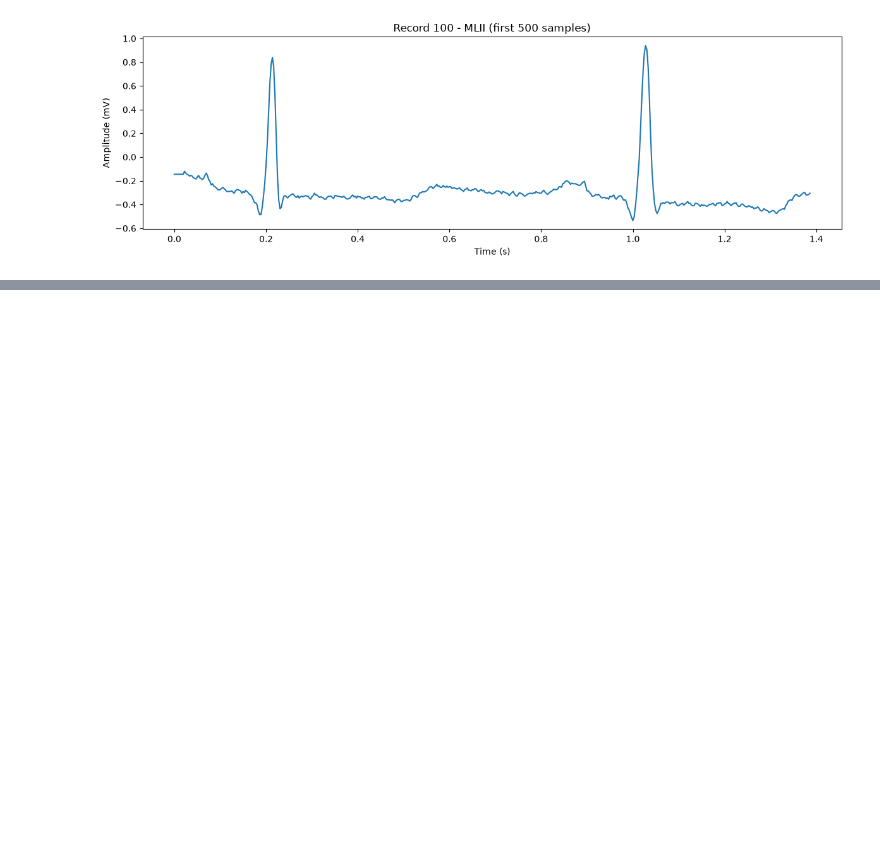
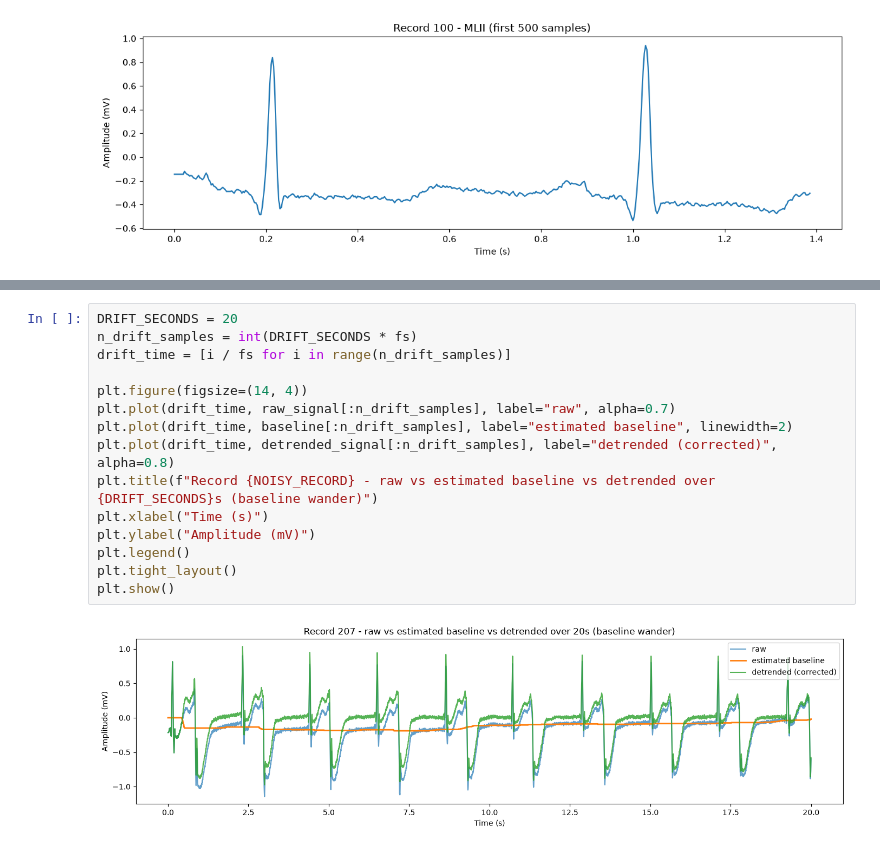
Before and after one commit to matejvu/VAE-Interpretability, a Jupyter notebook: notebooks/data.ipynb, the cells around one changed output, grey strips where cells are left out. Cells and saved outputs as stored; diff of their text form; blank space fills up the shorter version.

```diff
--- a/notebooks/data.ipynb
+++ b/notebooks/data.ipynb
@@ -74,0 +130,17 @@ Found 15 beats with class 'Q'
+# %%
+DRIFT_SECONDS = 20
+n_drift_samples = int(DRIFT_SECONDS * fs)
+drift_time = [i / fs for i in range(n_drift_samples)]
+
+plt.figure(figsize=(14, 4))
+plt.plot(drift_time, raw_signal[:n_drift_samples], label="raw", alpha=0.7)
+plt.plot(drift_time, baseline[:n_drift_samples], label="estimated baseline", linewidth=2)
+plt.plot(drift_time, detrended_signal[:n_drift_samples], label="detrended (corrected)", alpha=0.8)
+plt.title(f"Record {NOISY_RECORD} - raw vs estimated baseline vs detrended over {DRIFT_SECONDS}s (baseline wander)")
+plt.xlabel("Time (s)")
+plt.ylabel("Amplitude (mV)")
+plt.legend()
+plt.tight_layout()
+plt.show()
+# %% [output]
+[figure, added]
```
Also changed, not shown: parts of 5 cells of this notebook.
